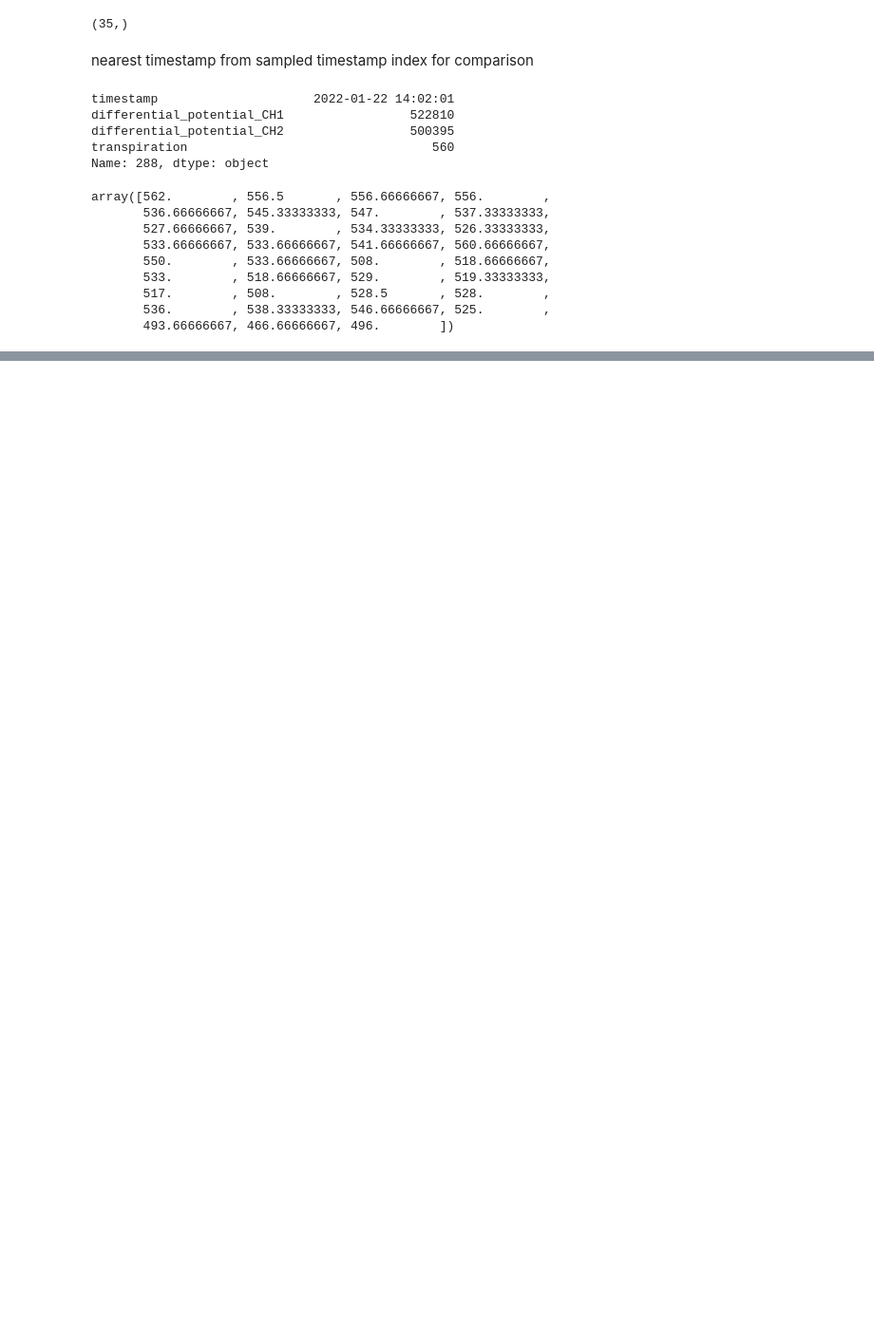
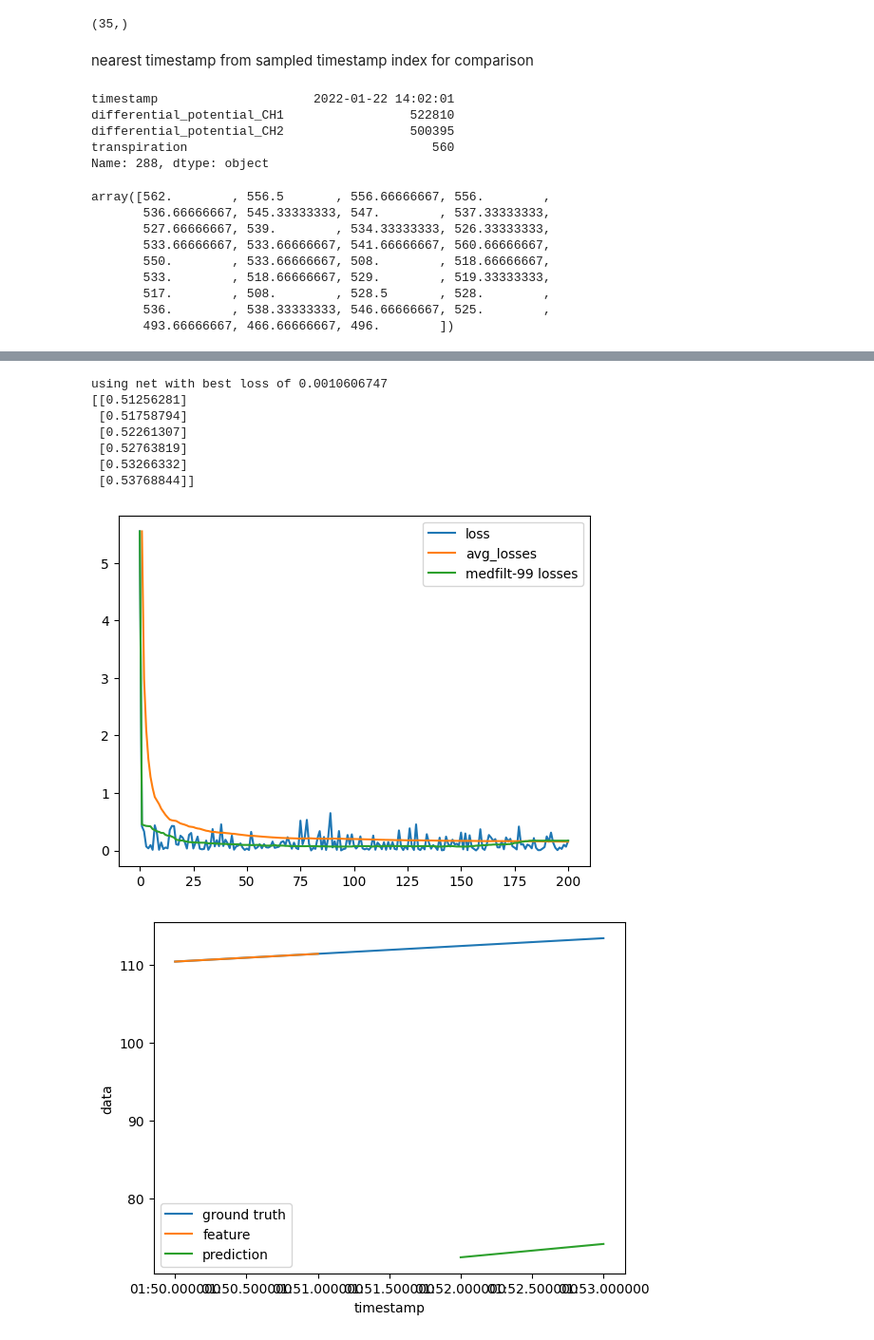
Before and after one commit to julianjandeleit/transformer-models-time-series-forecasting, a Jupyter notebook: notebooks/adapt_simle_transformer.ipynb, the cells around one changed output, grey strips where cells are left out. Shown: that part at 95% size. Cells and saved outputs as stored; diff of their text form; code cells hidden in the pictures; blank space fills up the shorter version.

Commit message:
try infer line, not working

```diff
--- a/notebooks/adapt_simle_transformer.ipynb
+++ b/notebooks/adapt_simle_transformer.ipynb
@@ -673,0 +671,9 @@ plt.legend()
+# %%
+hyperparams = {
+    "d_model": 16,
+    "nhead": 16,
+    "learning_rate": 1e-3,
+    "num_epochs": 200,
+    "seed": 0,
+}
+trainData = trainExperiment(expDataB, **hyperparams) # 10000
@@ -673,0 +698,3 @@ plt.legend()
+# %%
+input, timestamps, isvalid = get_window(expDataB.data_resampled, 0, 8)
+input
@@ -673,0 +710,3 @@ plt.legend()
+# %%
+net = trainData.best_net
+trainData.best_loss
@@ -673,0 +747,63 @@ plt.legend()
+# %%
+def validate_model(net,expData,window_index,column,num_predict = 25):
+    feature, label, _timestamps, _isvalid = get_datapoint(expData.data_resampled, window_index,expData.window_size,expData.feature_size)
+    feature = torch.Tensor(feature).to(device)
+    print(label)
+    pred = inference(net, feature.cpu().detach().numpy(), num_predict,0)
+    pred
+    ground_truth = expData.data_resampled.iloc[window_index:window_index+feature.shape[0]+num_predict]
+    ground_truth_transpiration = ground_truth[column]
+    ground_truth_timestamps = ground_truth["timestamp"]
+    ground_truth_transpiration.shape
+    xs = [i for i in range(feature.shape[0]+num_predict)]
+    scaler = expData.scaler
+    plt.figure()
+    plt.plot(ground_truth_timestamps,rescale(ground_truth_transpiration, scaler,0), label="ground truth")
+    plt.plot(ground_truth_timestamps[:feature.shape[0]],rescale(feature.cpu().detach().numpy()[:,0],scaler,0), label="feature")
+    plt.plot(ground_truth_timestamps[feature.shape[0]:],rescale(pred[:,0],scaler,0), label="prediction")
+    plt.xlabel("timestamp")
+    plt.ylabel(column)
+    plt.legend()
+
+def validate_window(trainData, expData, w=0,c=0,n_pred=2):
+    net = trainData.best_net
+    print("using net with best loss of",trainData.best_loss)
+    net = net.to(device)
+    validate_model(net, expData, expData.valid_windows[w], expData.columns[c], n_pred)
+
+def show_losses(trainData):
+    plt.figure()
+    plt.plot(trainData.losses, label="loss")
+    plt.plot([np.mean(trainData.losses[:i]) for i in range(len(trainData.losses))], label="avg_losses")
+    def medfilt (x, k): # https://gist.github.com/bhawkins/3535131
+        """Apply a length-k median filter to a 1D array x.
+        Boundaries are extended by repeating endpoints.
+        """
+        assert k % 2 == 1, "Median filter length must be odd."
+        assert x.ndim == 1, "Input must be one-dimensional."
+        k2 = (k - 1) // 2
+        y = np.zeros ((len (x), k), dtype=x.dtype)
+        y[:,k2] = x
+        for i in range (k2):
+            j = k2 - i
+            y[j:,i] = x[:-j]
+            y[:j,i] = x[0]
+            y[:-j,-(i+1)] = x[j:]
+            y[-j:,-(i+1)] = x[-1]
+        return np.median (y, axis=1)
+    plt.plot(medfilt(np.array(trainData.losses), 99), label="medfilt-99 losses")
+    plt.legend()
+
+
+show_losses(trainData)
+validate_window(trainData, expDataB, w=100)
+# %% [output]
+using net with best loss of 0.0010606747
+[[0.51256281]
+ [0.51758794]
+ [0.52261307]
+ [0.52763819]
+ [0.53266332]
+ [0.53768844]]
+[figure, added]
+[figure, added]
```
Also changed, not shown: parts of 20 cells of this notebook.
